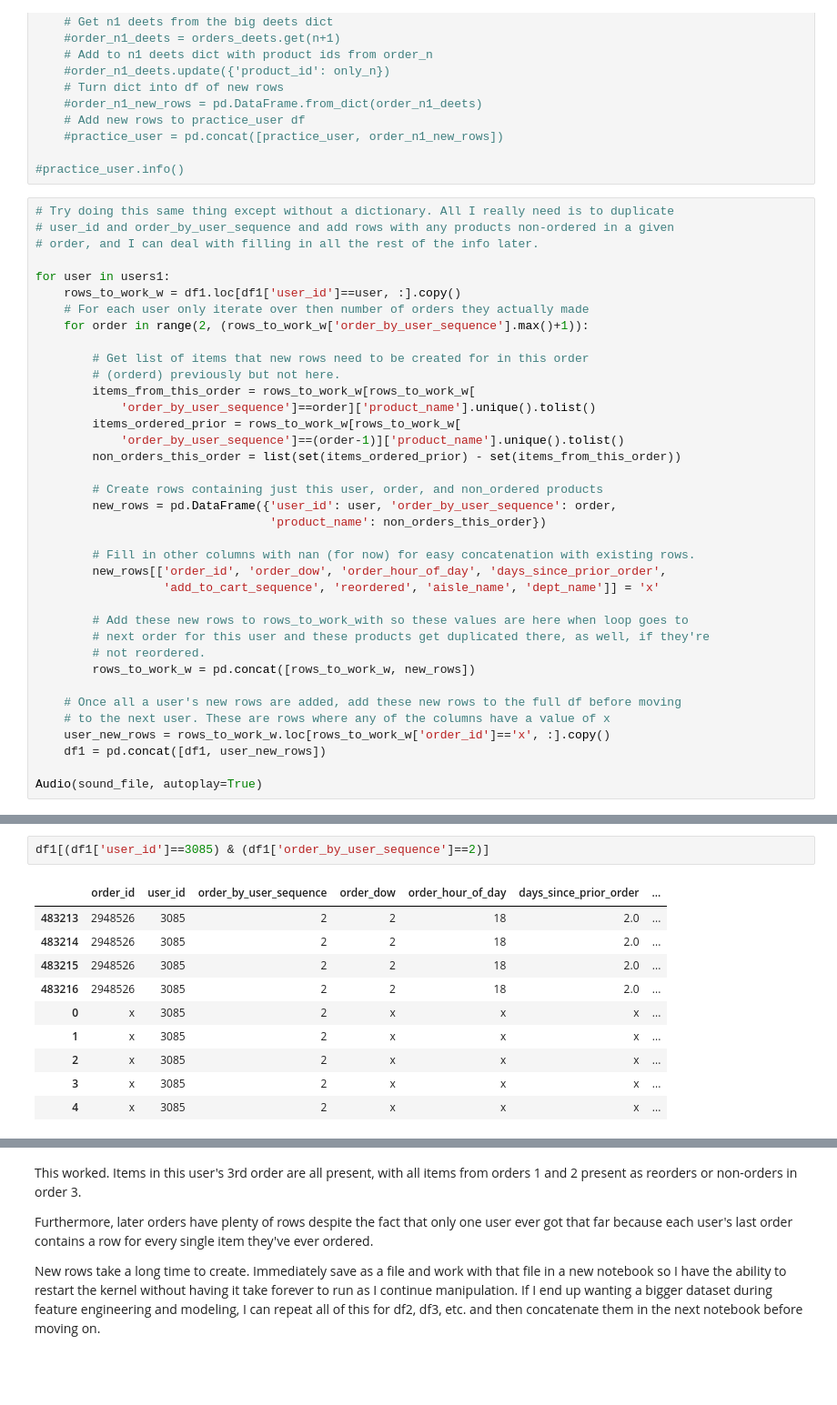
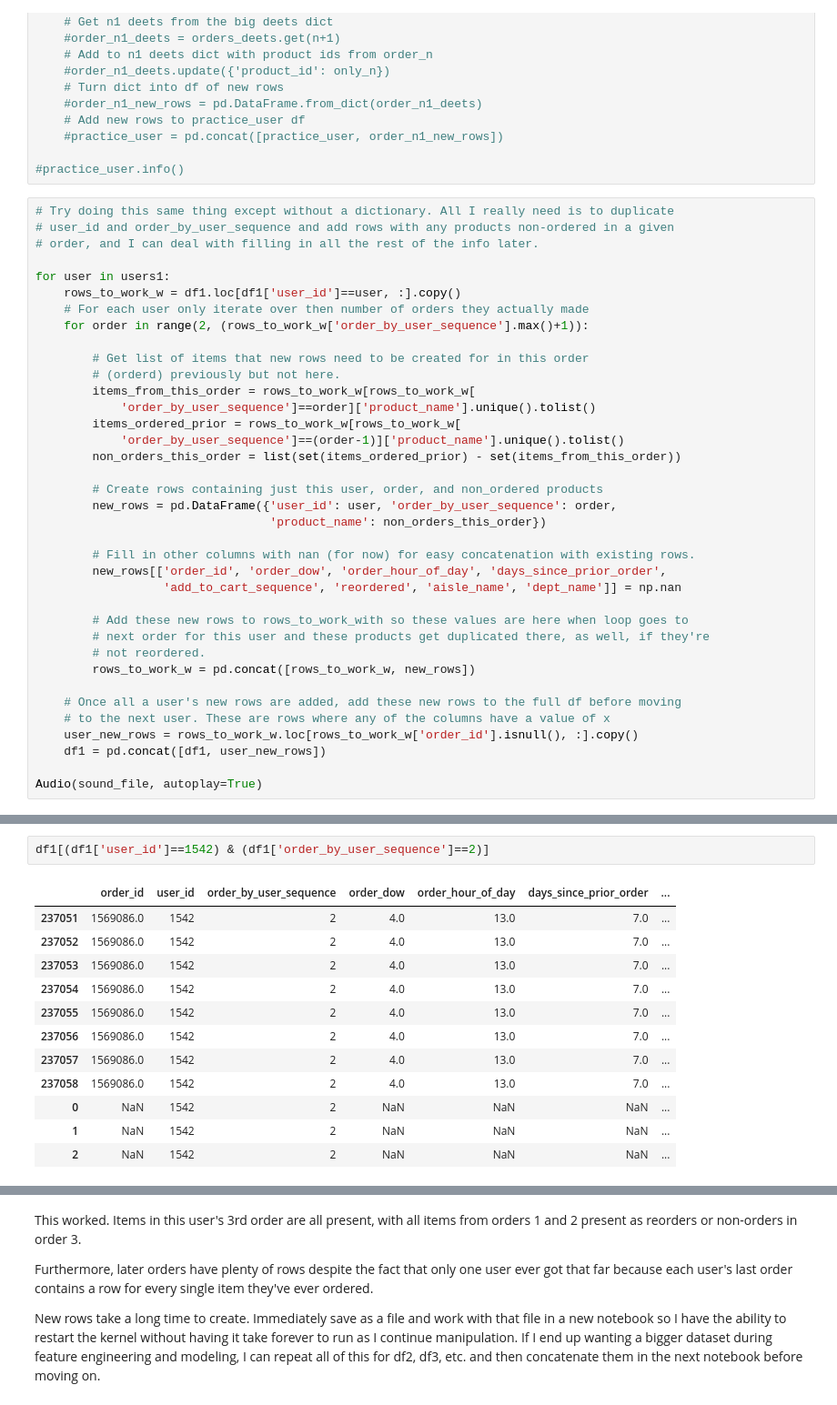
Before and after one commit to fractaldatalearning/Capstone2, a Jupyter notebook: notebooks/preprocessing1a_select_users_add_rows.ipynb, the cells around one changed output, grey strips where cells are left out. Shown at 91% size. Saved outputs shown, nothing was run; the diff lists cells and outputs as text; blank space fills up the shorter version.

```diff
--- a/notebooks/preprocessing1a_select_users_add_rows.ipynb
+++ b/notebooks/preprocessing1a_select_users_add_rows.ipynb
@@ -153,7 +153,7 @@ for user in users1:
 
         # Fill in other columns with nan (for now) for easy concatenation with existing rows.
         new_rows[['order_id', 'order_dow', 'order_hour_of_day', 'days_since_prior_order',
-                  'add_to_cart_sequence', 'reordered', 'aisle_name', 'dept_name']] = 'x'
+                  'add_to_cart_sequence', 'reordered', 'aisle_name', 'dept_name']] = np.nan
 
         # Add these new rows to rows_to_work_with so these values are here when loop goes to
         # next order for this user and these products get duplicated there, as well, if they're
@@ -162,7 +162,7 @@ for user in users1:
 
     # Once all a user's new rows are added, add these new rows to the full df before moving
     # to the next user. These are rows where any of the columns have a value of x
-    user_new_rows = rows_to_work_w.loc[rows_to_work_w['order_id']=='x', :].copy()
+    user_new_rows = rows_to_work_w.loc[rows_to_work_w['order_id'].isnull(), :].copy()
     df1 = pd.concat([df1, user_new_rows])
 
 Audio(sound_file, autoplay=True)
@@ -232,14 +231,16 @@ df1[(df1['user_id']==3085) & (df1['order_by_user_sequence']==3)]
 # %%
-df1[(df1['user_id']==3085) & (df1['order_by_user_sequence']==2)]
+df1[(df1['user_id']==1542) & (df1['order_by_user_sequence']==2)]
 # %% [output]
 |  | order_id | user_id | order_by_user_sequence | order_dow | order_hour_of_day | days_since_prior_order | ... |
-| 483213 | 2948526 | 3085 | 2 | 2 | 18 | 2.0 | ... |
-| 483214 | 2948526 | 3085 | 2 | 2 | 18 | 2.0 | ... |
-| 483215 | 2948526 | 3085 | 2 | 2 | 18 | 2.0 | ... |
-| 483216 | 2948526 | 3085 | 2 | 2 | 18 | 2.0 | ... |
-| 0 | x | 3085 | 2 | x | x | x | ... |
-| 1 | x | 3085 | 2 | x | x | x | ... |
-| 2 | x | 3085 | 2 | x | x | x | ... |
-| 3 | x | 3085 | 2 | x | x | x | ... |
-| 4 | x | 3085 | 2 | x | x | x | ... |
+| 237051 | 1569086.0 | 1542 | 2 | 4.0 | 13.0 | 7.0 | ... |
+| 237052 | 1569086.0 | 1542 | 2 | 4.0 | 13.0 | 7.0 | ... |
+| 237053 | 1569086.0 | 1542 | 2 | 4.0 | 13.0 | 7.0 | ... |
+| 237054 | 1569086.0 | 1542 | 2 | 4.0 | 13.0 | 7.0 | ... |
+| 237055 | 1569086.0 | 1542 | 2 | 4.0 | 13.0 | 7.0 | ... |
+| 237056 | 1569086.0 | 1542 | 2 | 4.0 | 13.0 | 7.0 | ... |
+| 237057 | 1569086.0 | 1542 | 2 | 4.0 | 13.0 | 7.0 | ... |
+| 237058 | 1569086.0 | 1542 | 2 | 4.0 | 13.0 | 7.0 | ... |
+| 0 | NaN | 1542 | 2 | NaN | NaN | NaN | ... |
+| 1 | NaN | 1542 | 2 | NaN | NaN | NaN | ... |
+| 2 | NaN | 1542 | 2 | NaN | NaN | NaN | ... |
 # %%
```
Also changed, not shown: parts of 6 cells of this notebook, 4 other files.
